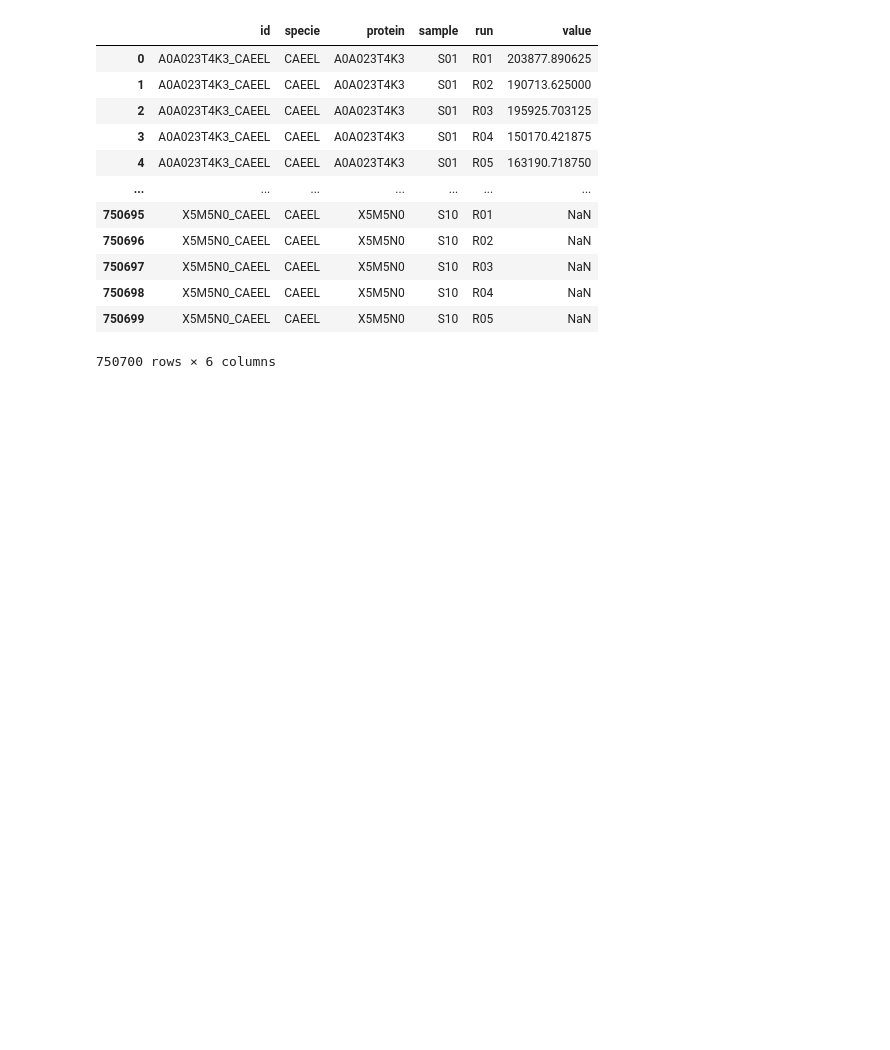
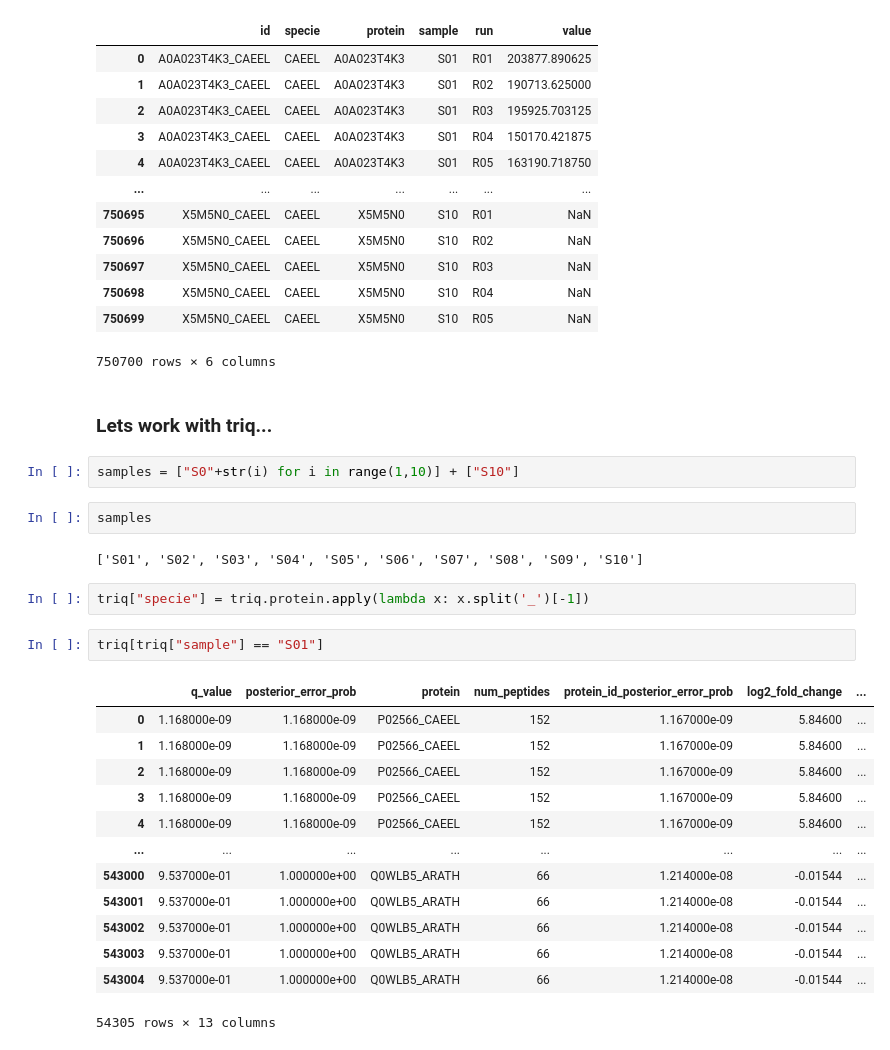
Before and after one commit to patruong/bayesMS, a Jupyter notebook: index.ipynb, the cells around one changed output. Drawn from its saved outputs; the diff is of its cells as text; blank space fills up the shorter version.

```diff
--- a/index.ipynb
+++ b/index.ipynb
@@ -956,3 +959,29 @@ spec
 | 750698 | X5M5N0_CAEEL | CAEEL | X5M5N0 | S10 | R04 | NaN |
 | 750699 | X5M5N0_CAEEL | CAEEL | X5M5N0 | S10 | R05 | NaN |
 750700 rows × 6 columns
+# %% [markdown]
+### Lets work with triq...
+# %%
+samples = ["S0"+str(i) for i in range(1,10)] + ["S10"]
+# %%
+samples
+# %% [output]
+['S01', 'S02', 'S03', 'S04', 'S05', 'S06', 'S07', 'S08', 'S09', 'S10']
+# %%
+triq["specie"] = triq.protein.apply(lambda x: x.split('_')[-1])
+# %%
+triq[triq["sample"] == "S01"]
+# %% [output]
+|  | q_value | posterior_error_prob | protein | num_peptides | protein_id_posterior_error_prob | log2_fold_change | ... |
+| 0 | 1.168000e-09 | 1.168000e-09 | P02566_CAEEL | 152 | 1.167000e-09 | 5.84600 | ... |
+| 1 | 1.168000e-09 | 1.168000e-09 | P02566_CAEEL | 152 | 1.167000e-09 | 5.84600 | ... |
+| 2 | 1.168000e-09 | 1.168000e-09 | P02566_CAEEL | 152 | 1.167000e-09 | 5.84600 | ... |
+| 3 | 1.168000e-09 | 1.168000e-09 | P02566_CAEEL | 152 | 1.167000e-09 | 5.84600 | ... |
+| 4 | 1.168000e-09 | 1.168000e-09 | P02566_CAEEL | 152 | 1.167000e-09 | 5.84600 | ... |
+| ... | ... | ... | ... | ... | ... | ... | ... |
+| 543000 | 9.537000e-01 | 1.000000e+00 | Q0WLB5_ARATH | 66 | 1.214000e-08 | -0.01544 | ... |
+| 543001 | 9.537000e-01 | 1.000000e+00 | Q0WLB5_ARATH | 66 | 1.214000e-08 | -0.01544 | ... |
+| 543002 | 9.537000e-01 | 1.000000e+00 | Q0WLB5_ARATH | 66 | 1.214000e-08 | -0.01544 | ... |
+| 543003 | 9.537000e-01 | 1.000000e+00 | Q0WLB5_ARATH | 66 | 1.214000e-08 | -0.01544 | ... |
+| 543004 | 9.537000e-01 | 1.000000e+00 | Q0WLB5_ARATH | 66 | 1.214000e-08 | -0.01544 | ... |
+54305 rows × 13 columns
```
Also changed, not shown: parts of 39 cells of this notebook, 1 other file.
